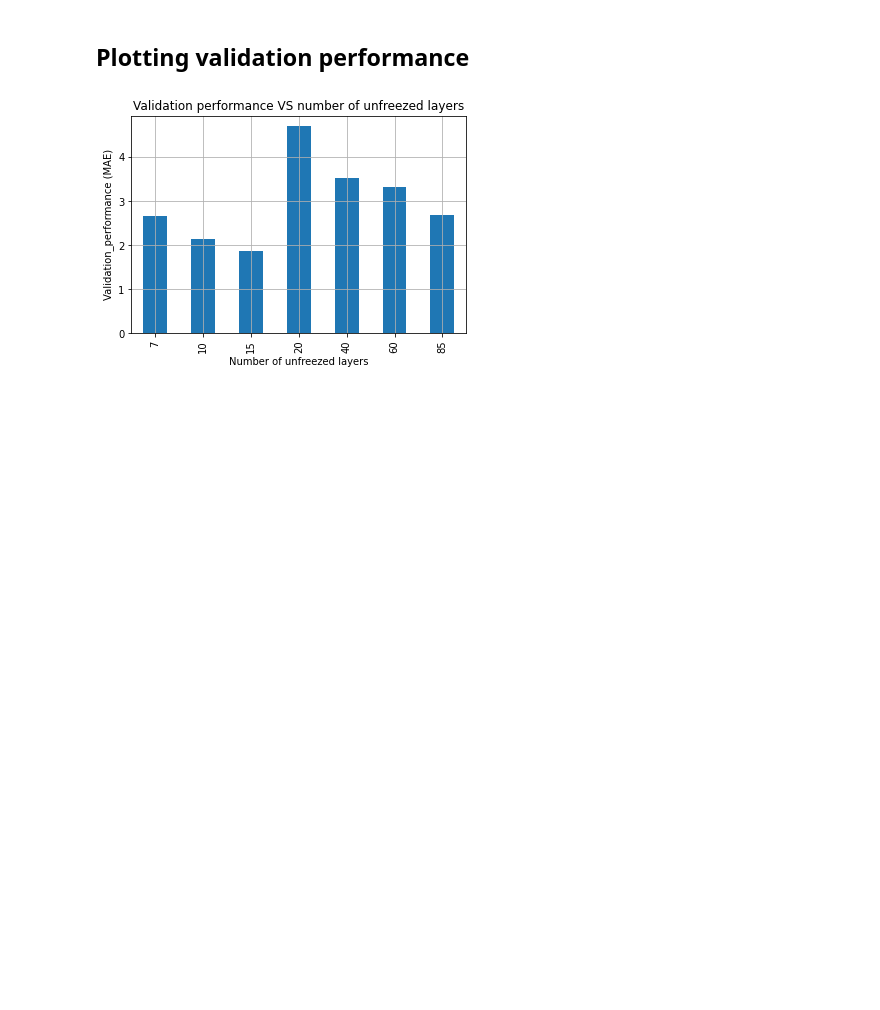
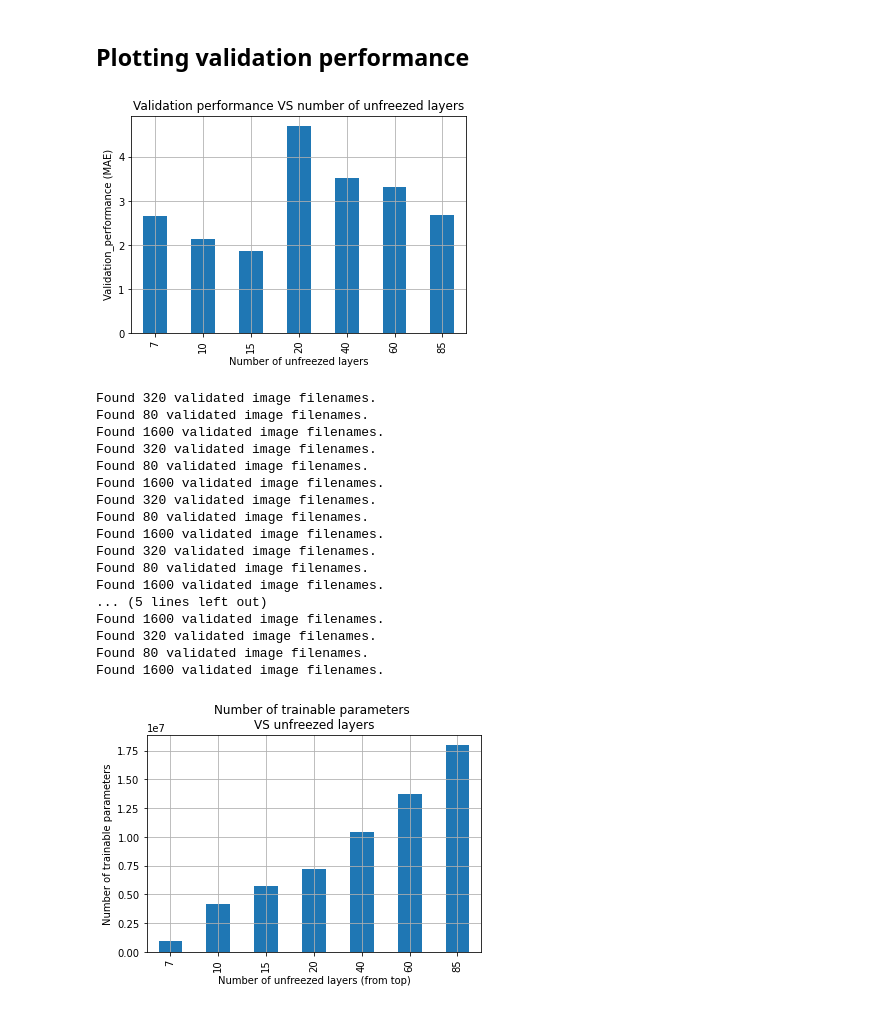
Before and after one commit to PashaIanko/Kaggle.CrowdCounting, a Jupyter notebook: 1_model_comparison.ipynb, the cells around one changed output. Cells and saved outputs as stored; diff of their text form; code cells hidden in the pictures; blank space fills up the shorter version.

Commit message:
added comparison of validation performance and trainable parameters

```diff
--- a/1_model_comparison.ipynb
+++ b/1_model_comparison.ipynb
@@ -909,3 +909,61 @@ def plot_validation_performance_vs_unfreezed_layers(metrics_):
 plot_validation_performance_vs_unfreezed_layers('val_mae')
 # %% [output]
 [figure]
+# %%
+def plot_number_of_trainable_parameters(
+    model_class_,
+    model_params_dict_,
+    n_unfreezed_layers_list_
+):
+    plot_data = {}
+    for n_unfreezed_layers in n_unfreezed_layers_list_:
+        model = model_class_(
+            **model_params_dict_
+        )
+        model.prepare_model()
+        model.unfreeze_n_layers(n_unfreezed_layers)
+        params_dict = count_parameters(model.model)
+        trainable_parameters = params_dict['Trainable parameters']
+        plot_data[n_unfreezed_layers] = [trainable_parameters]
+
+    df = pd.DataFrame(plot_data).T
+    ax = df.plot(kind='bar')
+    ax.get_legend().remove()
+    ax.grid()
+    ax.set_title(f'Number of trainable parameters \nVS unfreezed layers')
+    ax.set_xlabel(f'Number of unfreezed layers (from top)')
+    ax.set_ylabel(f'Number of trainable parameters')
+# %%
+plot_number_of_trainable_parameters(
+    XceptionModel,
+    dict(
+        name_='xception',
+         input_image_size_=(299, 299),
+         validation_split_=0.2,
+         batch_size_=64,
+         trainval_labels_df_=trainval_labels_df,
+         test_labels_df_=test_labels_df
+    ),
+    [
+        7, 10, 15, 20, 40, 60, 85
+    ]
+)
+# %% [output]
+Found 320 validated image filenames.
+Found 80 validated image filenames.
+Found 1600 validated image filenames.
+Found 320 validated image filenames.
+Found 80 validated image filenames.
+Found 1600 validated image filenames.
+Found 320 validated image filenames.
+Found 80 validated image filenames.
+Found 1600 validated image filenames.
+Found 320 validated image filenames.
+Found 80 validated image filenames.
+Found 1600 validated image filenames.
+... (5 lines left out)
+Found 1600 validated image filenames.
+Found 320 validated image filenames.
+Found 80 validated image filenames.
+Found 1600 validated image filenames.
+[figure, added]
```
